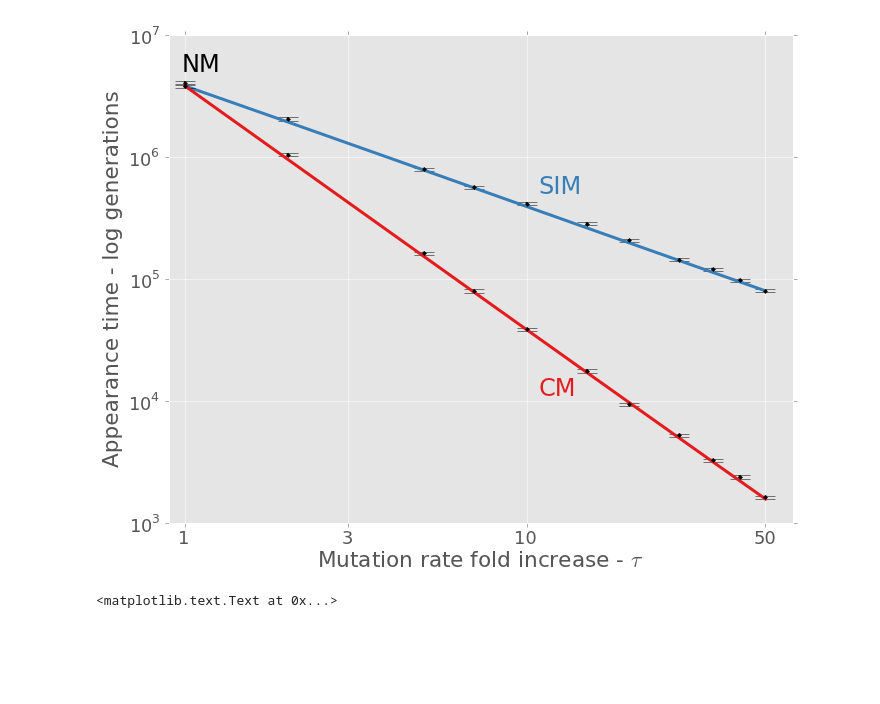
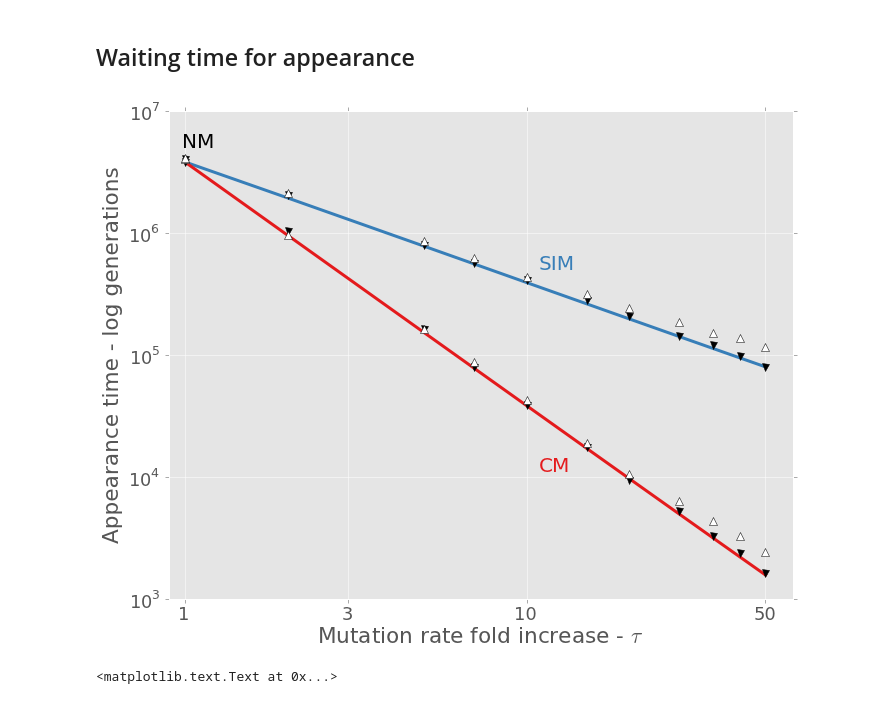
Before and after one commit to yoavram/ruggedsim, a Jupyter notebook: manuscript/simulation2.ipynb, the cells around one changed output. Saved outputs shown, nothing was run; the diff lists cells and outputs as text; code cells hidden in the pictures; blank space fills up the shorter version.

```diff
--- a/manuscript/simulation2.ipynb
+++ b/manuscript/simulation2.ipynb
@@ -34,9 +34,12 @@ G = 25
 # %%
 job_name = 'pop1e6'
 # %%
-with gzip.open("../stochastic/output/df_pop1e6" + job_name + ".csv.gz") as f:
+with gzip.open("../stochastic/output/df_pop1e6.csv.gz") as f:
     df = pd.read_csv(f)
+with gzip.open("../stochastic/output/df_unloaded.csv.gz") as f:
+    df_unloaded = pd.read_csv(f)
 # %%
 df = df[df.s == s]
-len(df)
+df_unloaded = df_unloaded[df_unloaded.s == s]
+len(df),len(df_unloaded)
 # %% [output]
@@ -81,0 +75,2 @@ errs = (app_time.agg(lambda arr: np.std(arr)) / np.sqrt(app_time.agg(np.size))).
+# %% [markdown]
+## Waiting time for appearance
@@ -82,34 +80,53 @@ errs = (app_time.agg(lambda arr: np.std(arr)) / np.sqrt(app_time.agg(np.size))).
 # %%
 appearance_cm_exact = lambda T,U,u,s,H: (T * u)**2 * e**(-T * U/s - T * U) + 2 * ((T * u)**2 / s) * e**(-T * u/s - T * U)
 appearance_simI_exact = lambda T,U,u,s,H: u**2 * e**(-U/s - U) + 2 * T * (u**2 / s) * e**(-u/s - T * U)
 
 fig = figure(figsize=(10,8), dpi=100)
 ax = fig.add_subplot(111)
 
-ax.errorbar(ys[ys.pi==1].tau, ys[ys.pi==1].app_time, yerr=errs[errs.pi==1].app_time, elinewidth=2, fmt='.k', capsize=10, zorder=3)
+# Simulation
+app_time = df.groupby(('pi','tau')).app_time
+ys = app_time.agg(np.mean).reset_index()
+errs = (app_time.agg(lambda arr: np.std(arr)) / np.sqrt(app_time.agg(np.size))).reset_index()
+
+ax.errorbar(ys[ys.pi==1].tau, ys[ys.pi==1].app_time, #yerr=errs[errs.pi==1].app_time,
+            elinewidth=2, fmt='vk', capsize=5, zorder=3, markersize=7)
+ax.errorbar(ys[ys.pi==10].tau, ys[ys.pi==10].app_time, #yerr=errs[errs.pi==10].app_time,
+            elinewidth=2, fmt='vk', capsize=5, zorder=3, markersize=7)
+
+# unloaded data
+app_time = df_unloaded.groupby(('pi','tau')).app_time
+ys = app_time.agg(np.mean).reset_index()
+errs = (app_time.agg(lambda arr: np.std(arr)) / np.sqrt(app_time.agg(np.size))).reset_index()
+
+ax.errorbar(ys[ys.pi==1].tau, ys[ys.pi==1].app_time, #yerr=errs[errs.pi==1].app_time,
+            elinewidth=2, fmt='^w', capsize=5, zorder=3, markersize=7)
+ax.errorbar(ys[ys.pi==10].tau, ys[ys.pi==10].app_time, #yerr=errs[errs.pi==10].app_time,
+            elinewidth=2, fmt='^w', capsize=5, zorder=3, markersize=7)
+
+# Approximations
 ax.plot(taus, [1.0/(N*appearance_simI_exact(t,U,u,s,H)) for t in taus],'-',linewidth=3, color=blue, zorder=2)
-ax.errorbar(ys[ys.pi==10].tau, ys[ys.pi==10].app_time, yerr=errs[errs.pi==10].app_time, elinewidth=2, fmt='.k', capsize=10, zorder=3)
 ax.plot(taus, [1.0/(N*appearance_cm_exact(t,U,u,s,H)) for t in taus],'-',linewidth=3, color=red, zorder=2)
 
 ax.set_xscale('log')
 ax.set_yscale('log')
 ax.minorticks_off()
 
 ax.set_ylabel("Appearance time - log generations")
 ax.set_xlabel(r"Mutation rate fold increase - $\tau$")
 
 ax.set_xlim((0.9,60))
 ax.set_ylim((1e3,1e7))
 ax.set_xticks([1,3,10,50])
 ax.set_xticklabels([1,3,10,50])
 
 ax.text(1,  5e6,    "NM", color='k',  fontsize=annotate_fontize)
 ax.text(11, 1.1e4, "CM",  color=red,  fontsize=annotate_fontize)
 ax.text(11, 5e5,   "SIM", color=blue, fontsize=annotate_fontize)
 
 fig.tight_layout()
 # %% [output]
-[figure, old version]
+[figure, new version]
 # %%
 fig.savefig("appearance_time_%s_s_%.2f_logN_%d.png" % (job_name,s,log10(N)))
 # %%
```
Also changed, not shown: parts of 9 cells of this notebook.
